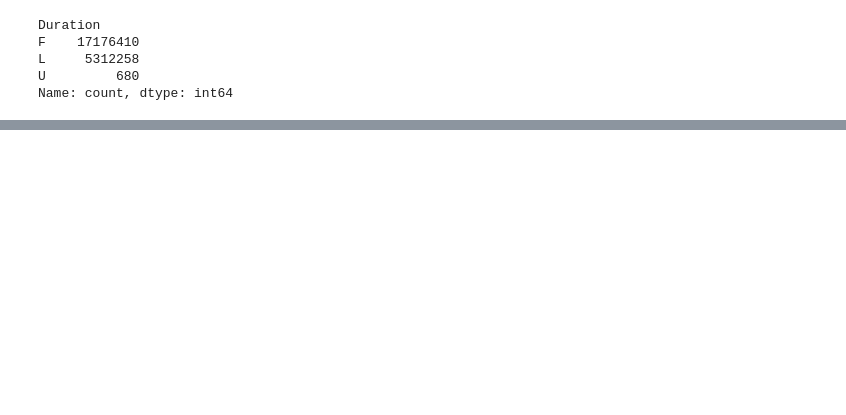
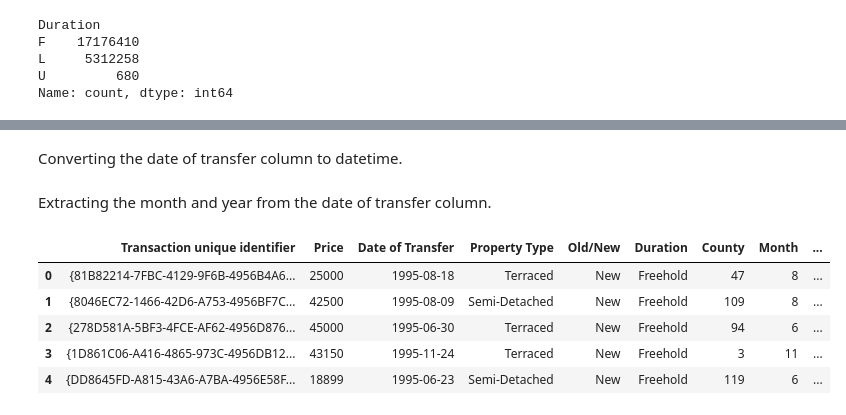
Before and after one commit to osoisi/US-House-Prediction-p1, a Jupyter notebook: UK Land Registry Transactions.ipynb, the cells around one changed output, grey strips where cells are left out. Cells and saved outputs as stored; diff of their text form; code cells hidden in the pictures; blank space fills up the shorter version.

```diff
--- a/UK Land Registry Transactions.ipynb
+++ b/UK Land Registry Transactions.ipynb
@@ -106,0 +197,2 @@ df['Duration']=df['Duration'].map(duration_map)
+# %%
+df=df.drop(columns=['Town/City',	'District'])
@@ -106,0 +208,8 @@ df['Duration']=df['Duration'].map(duration_map)
+# %% [markdown]
+Converting the date of transfer column to datetime.
+# %%
+df['Date of Transfer']=pd.to_datetime(df['Date of Transfer'])
+# %% [markdown]
+Extracting the month and year from the date of transfer column.
+# %%
+df['Month']=df['Date of Transfer'].dt.month
@@ -106,0 +218,9 @@ df['Duration']=df['Duration'].map(duration_map)
+# %%
+df.head()
+# %% [output]
+|  | Transaction unique identifier | Price | Date of Transfer | Property Type | Old/New | Duration | County | Month | ... |
+| 0 | {81B82214-7FBC-4129-9F6B-4956B4A6... | 25000 | 1995-08-18 | Terraced | New | Freehold | 47 | 8 | ... |
+| 1 | {8046EC72-1466-42D6-A753-4956BF7C... | 42500 | 1995-08-09 | Semi-Detached | New | Freehold | 109 | 8 | ... |
+| 2 | {278D581A-5BF3-4FCE-AF62-4956D876... | 45000 | 1995-06-30 | Terraced | New | Freehold | 94 | 6 | ... |
+| 3 | {1D861C06-A416-4865-973C-4956DB12... | 43150 | 1995-11-24 | Terraced | New | Freehold | 3 | 11 | ... |
+| 4 | {DD8645FD-A815-43A6-A7BA-4956E58F... | 18899 | 1995-06-23 | Semi-Detached | New | Freehold | 119 | 6 | ... |
```
Also changed, not shown: parts of 39 cells of this notebook.
